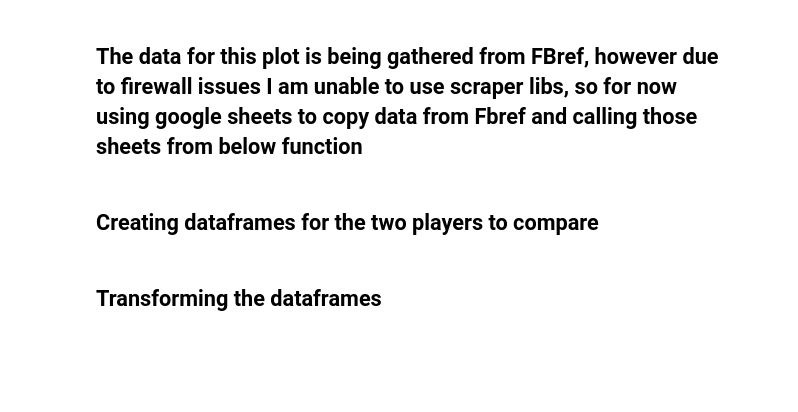
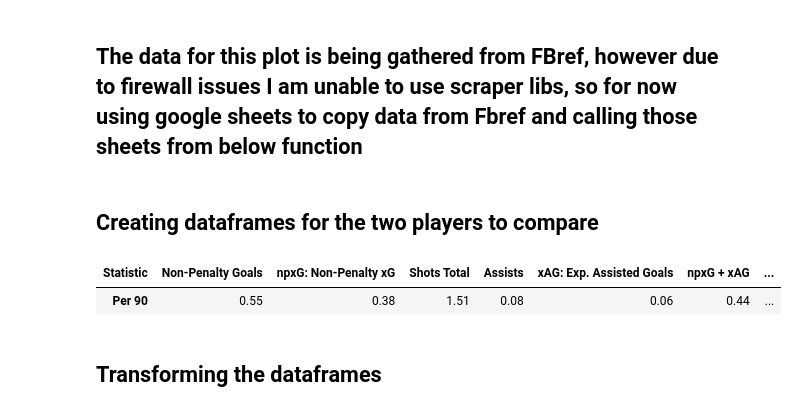
Before and after one commit to ishdeep-10/IndianCitizen, a Jupyter notebook: DataViz/RadarPlot.ipynb, the cells around one changed output. Cells and saved outputs as stored; diff of their text form; code cells hidden in the pictures; blank space fills up the shorter version.

```diff
--- a/DataViz/RadarPlot.ipynb
+++ b/DataViz/RadarPlot.ipynb
@@ -95,4 +95,9 @@ df_player_2['Name'] = 'Phil Foden'
 df_player_2['Pass Completion %'] = df_player_2['Pass Completion %'].str.replace('%', '')
+# %%
+df_player_2
+# %% [output]
+| Statistic | Non-Penalty Goals | npxG: Non-Penalty xG | Shots Total | Assists | xAG: Exp. Assisted Goals | npxG + xAG | ... |
+| Per 90 | 0.55 | 0.38 | 1.51 | 0.08 | 0.06 | 0.44 | ... |
 # %% [markdown]
 ## Transforming the dataframes
 # %%
```
Also changed, not shown: parts of 6 cells of this notebook, 11 other files.
